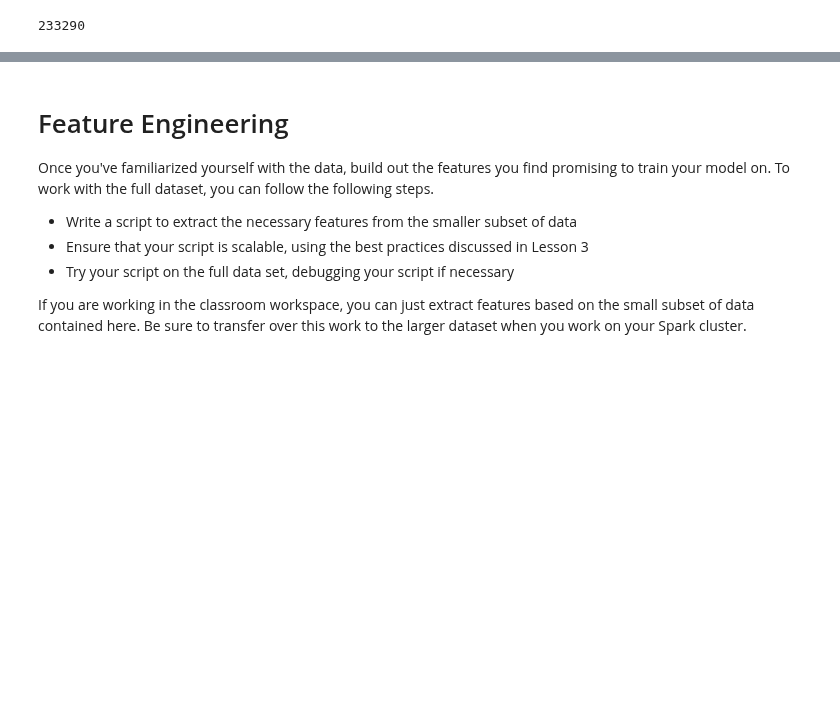
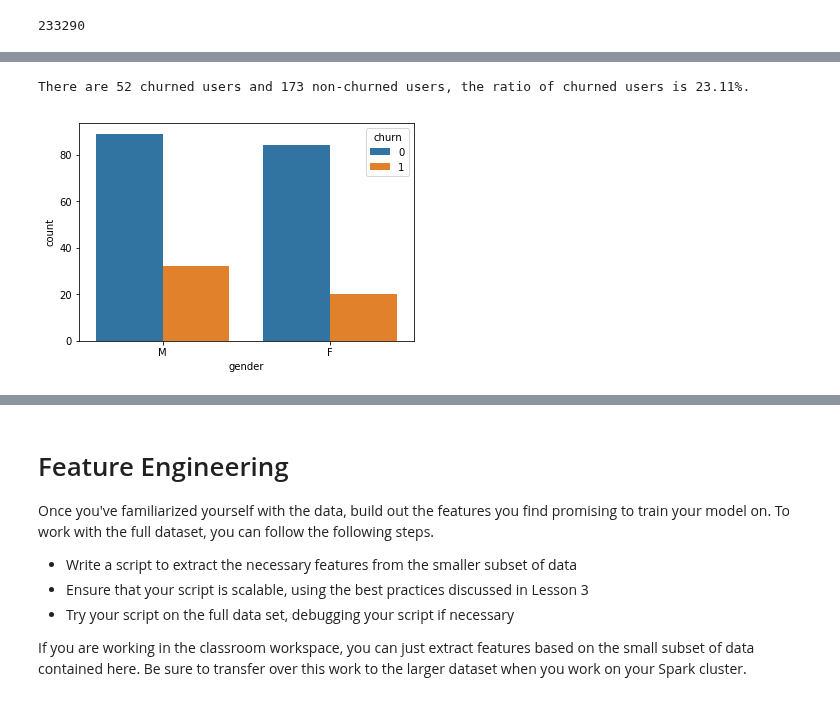
Before and after one commit to chziha/Data-Scientist-Udacity-Nanodegree, a Jupyter notebook: Churn-Predicting-with-Spark/Sparkify.ipynb, the cells around one changed output, grey strips where cells are left out. Saved outputs shown, nothing was run; the diff lists cells and outputs as text; code cells hidden in the pictures; blank space fills up the shorter version.

```diff
--- a/Churn-Predicting-with-Spark/Sparkify.ipynb
+++ b/Churn-Predicting-with-Spark/Sparkify.ipynb
@@ -253,0 +342,6 @@ df_with_target.filter(df_with_target['churn']==False).count()
+# %%
+user_downgrade = df_clean.filter(df['page']=='Submit Downgrade').select('userID').dropDuplicates()
+user_downgrade_list = [r['userID'] for r in user_downgrade.collect()]
+# %%
+is_downgrade_udf = udf(lambda x: 1 if x in user_downgrade_list else 0, IntegerType())
+df_clean = df_clean.withColumn('downgrade', is_downgrade_udf('userID'))
@@ -253,0 +371,31 @@ df_with_target.filter(df_with_target['churn']==False).count()
+# %%
+churn_count = df_clean.dropDuplicates(['userID']).groupBy('churn').count().toPandas()
+churn_ratio = churn_count['count'][0] / (churn_count['count'].sum())
+print('There are {} churned users and {} non-churned users, the ratio of churned users is {:.2f}%.'.format(churn_count['count'][0],
+                                                                                                      churn_count['count'][1],
+                                                                                                      churn_ratio * 100))
+# %% [output]
+There are 52 churned users and 173 non-churned users, the ratio of churned users is 23.11%.
+# %%
+def vis_dist_pattern(df, drop_label, x_label):
+    '''
+    Function to visualize the difference in distribution based on some categorical feature(s) in the dataset
+
+    Args:
+        df: a spark Dataframe
+        drop_label: a list of string(s), the name(s) of the column(s) to drop the duplicates
+        x_label: a string, the name of the column for the x-axis
+
+    Returns:
+        None
+    '''
+    fig, ax = plt.subplots(figsize=(6, 4))
+    df_temp = df.dropDuplicates(drop_label).groupBy([x_label, 'churn']).count().toPandas()
+    sns.barplot(x=x_label, y='count', hue='churn', data=df_temp)
+    # plt.savefig('./figs/comp_%s_on_%s.png' % (x_label, base_name), dpi = 300, bbox_inches='tight')
+    plt.tight_layout()
+    plt.show()
+# %%
+vis_dist_pattern(df_clean, ['userID'], 'gender')
+# %% [output]
+[figure, added]
```
Also changed, not shown: parts of 55 cells of this notebook.
